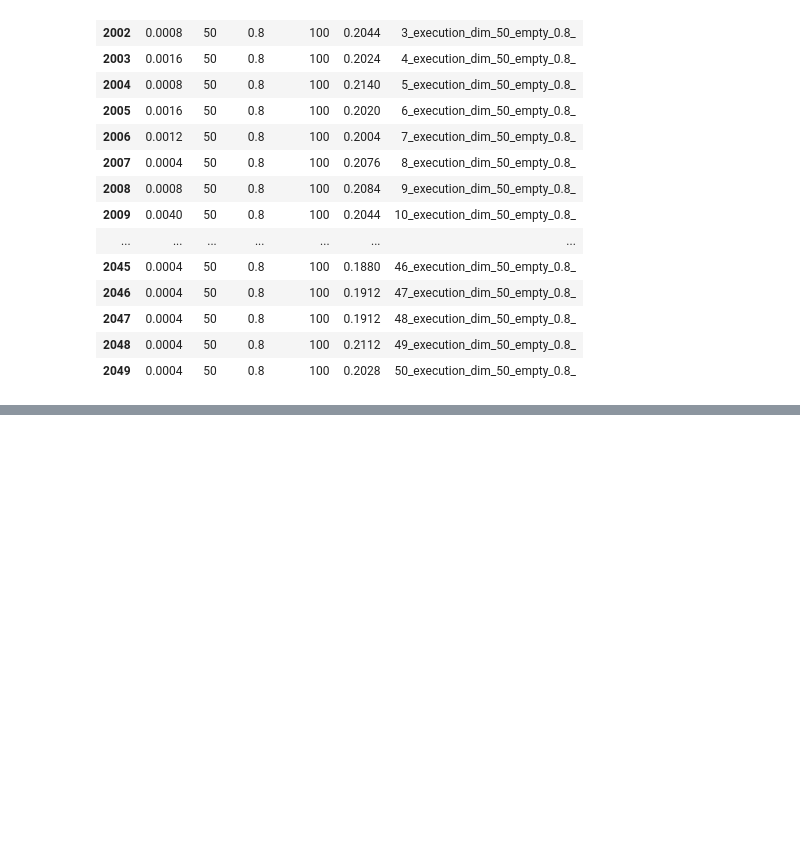
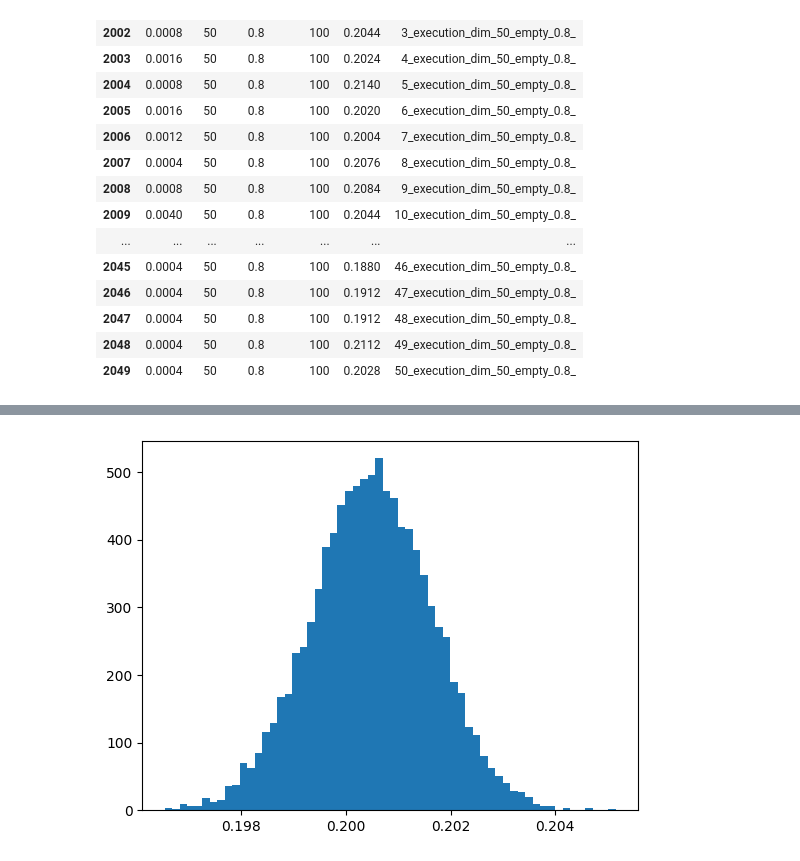
Before and after one commit to luizgabrielsilva/2023_02_cst_323_introduction_to_earth_system_modelling, a Jupyter notebook: projects/fire_in_the_forest/plots/fire_in_the_forest_plots.ipynb, the cells around one changed output, grey strips where cells are left out. Saved outputs shown, nothing was run; the diff lists cells and outputs as text; code cells hidden in the pictures; blank space fills up the shorter version.

```diff
--- a/projects/fire_in_the_forest/plots/fire_in_the_forest_plots.ipynb
+++ b/projects/fire_in_the_forest/plots/fire_in_the_forest_plots.ipynb
@@ -132,0 +127,5 @@ Name: empty, Length: 2500, dtype: float64
+# %%
+rng = np.random.default_rng()
+# %%
+res = bootstrap((data.loc[data["empty"]==0.80, "forest"].values,),
+                np.mean, confidence_level=0.95, random_state=rng)
@@ -132,0 +136,6 @@ Name: empty, Length: 2500, dtype: float64
+# %%
+plt.hist(res.bootstrap_distribution, bins="auto")
+
+plt.show()
+# %% [output]
+[figure, added]
```
Also changed, not shown: parts of 3 cells of this notebook, 2 other files.
